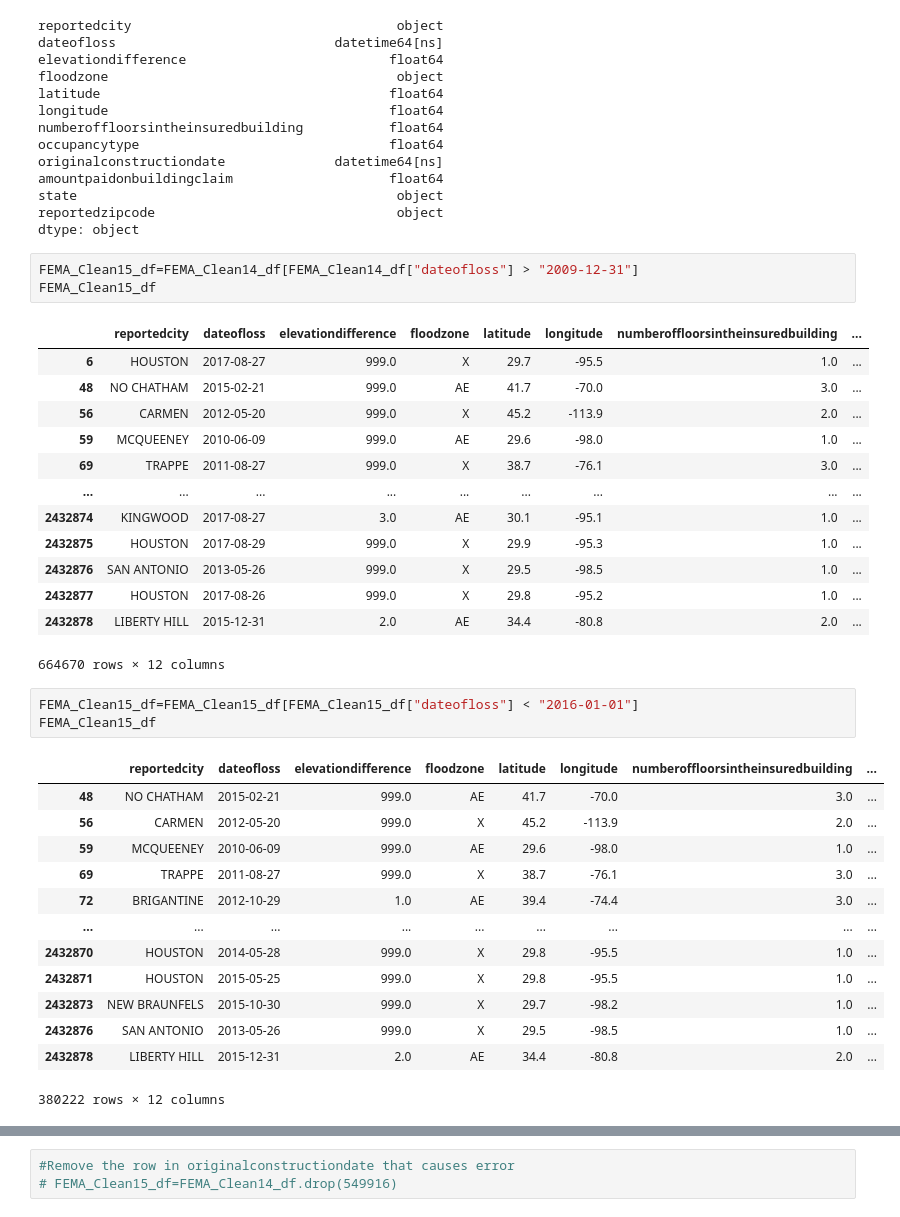
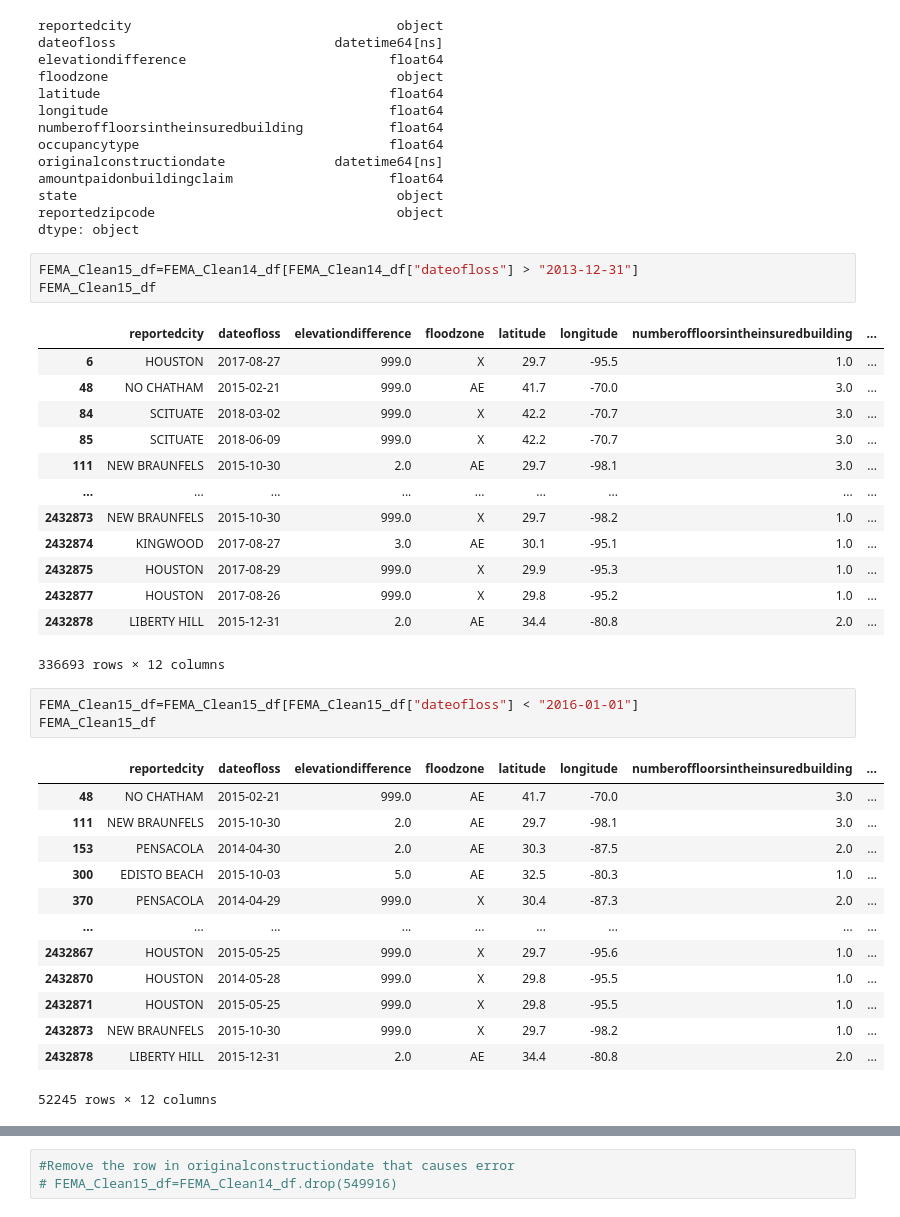
Before and after one commit to hbostanchi/Fema_Flood_Payout, a Jupyter notebook: Final_Project_HH2.ipynb, the cells around one changed output, grey strips where cells are left out. Cells and saved outputs as stored; diff of their text form.

```diff
--- a/Final_Project_HH2.ipynb
+++ b/Final_Project_HH2.ipynb
@@ -226,39 +226,39 @@ state                                         object
 reportedzipcode                               object
 dtype: object
 # %%
-FEMA_Clean15_df=FEMA_Clean14_df[FEMA_Clean14_df["dateofloss"] > "2009-12-31"]
+FEMA_Clean15_df=FEMA_Clean14_df[FEMA_Clean14_df["dateofloss"] > "2013-12-31"]
 FEMA_Clean15_df
 # %% [output]
 |  | reportedcity | dateofloss | elevationdifference | floodzone | latitude | longitude | numberoffloorsintheinsuredbuilding | ... |
 | 6 | HOUSTON | 2017-08-27 | 999.0 | X | 29.7 | -95.5 | 1.0 | ... |
 | 48 | NO CHATHAM | 2015-02-21 | 999.0 | AE | 41.7 | -70.0 | 3.0 | ... |
-| 56 | CARMEN | 2012-05-20 | 999.0 | X | 45.2 | -113.9 | 2.0 | ... |
-| 59 | MCQUEENEY | 2010-06-09 | 999.0 | AE | 29.6 | -98.0 | 1.0 | ... |
-| 69 | TRAPPE | 2011-08-27 | 999.0 | X | 38.7 | -76.1 | 3.0 | ... |
+| 84 | SCITUATE | 2018-03-02 | 999.0 | X | 42.2 | -70.7 | 3.0 | ... |
+| 85 | SCITUATE | 2018-06-09 | 999.0 | X | 42.2 | -70.7 | 3.0 | ... |
+| 111 | NEW BRAUNFELS | 2015-10-30 | 2.0 | AE | 29.7 | -98.1 | 3.0 | ... |
 | ... | ... | ... | ... | ... | ... | ... | ... | ... |
+| 2432873 | NEW BRAUNFELS | 2015-10-30 | 999.0 | X | 29.7 | -98.2 | 1.0 | ... |
 | 2432874 | KINGWOOD | 2017-08-27 | 3.0 | AE | 30.1 | -95.1 | 1.0 | ... |
 | 2432875 | HOUSTON | 2017-08-29 | 999.0 | X | 29.9 | -95.3 | 1.0 | ... |
-| 2432876 | SAN ANTONIO | 2013-05-26 | 999.0 | X | 29.5 | -98.5 | 1.0 | ... |
 | 2432877 | HOUSTON | 2017-08-26 | 999.0 | X | 29.8 | -95.2 | 1.0 | ... |
 | 2432878 | LIBERTY HILL | 2015-12-31 | 2.0 | AE | 34.4 | -80.8 | 2.0 | ... |
-664670 rows × 12 columns
+336693 rows × 12 columns
 # %%
 FEMA_Clean15_df=FEMA_Clean15_df[FEMA_Clean15_df["dateofloss"] < "2016-01-01"]
 FEMA_Clean15_df
 # %% [output]
 |  | reportedcity | dateofloss | elevationdifference | floodzone | latitude | longitude | numberoffloorsintheinsuredbuilding | ... |
 | 48 | NO CHATHAM | 2015-02-21 | 999.0 | AE | 41.7 | -70.0 | 3.0 | ... |
-| 56 | CARMEN | 2012-05-20 | 999.0 | X | 45.2 | -113.9 | 2.0 | ... |
-| 59 | MCQUEENEY | 2010-06-09 | 999.0 | AE | 29.6 | -98.0 | 1.0 | ... |
-| 69 | TRAPPE | 2011-08-27 | 999.0 | X | 38.7 | -76.1 | 3.0 | ... |
-| 72 | BRIGANTINE | 2012-10-29 | 1.0 | AE | 39.4 | -74.4 | 3.0 | ... |
+| 111 | NEW BRAUNFELS | 2015-10-30 | 2.0 | AE | 29.7 | -98.1 | 3.0 | ... |
+| 153 | PENSACOLA | 2014-04-30 | 2.0 | AE | 30.3 | -87.5 | 2.0 | ... |
+| 300 | EDISTO BEACH | 2015-10-03 | 5.0 | AE | 32.5 | -80.3 | 1.0 | ... |
+| 370 | PENSACOLA | 2014-04-29 | 999.0 | X | 30.4 | -87.3 | 2.0 | ... |
 | ... | ... | ... | ... | ... | ... | ... | ... | ... |
+| 2432867 | HOUSTON | 2015-05-25 | 999.0 | X | 29.7 | -95.6 | 1.0 | ... |
 | 2432870 | HOUSTON | 2014-05-28 | 999.0 | X | 29.8 | -95.5 | 1.0 | ... |
 | 2432871 | HOUSTON | 2015-05-25 | 999.0 | X | 29.8 | -95.5 | 1.0 | ... |
 | 2432873 | NEW BRAUNFELS | 2015-10-30 | 999.0 | X | 29.7 | -98.2 | 1.0 | ... |
-| 2432876 | SAN ANTONIO | 2013-05-26 | 999.0 | X | 29.5 | -98.5 | 1.0 | ... |
 | 2432878 | LIBERTY HILL | 2015-12-31 | 2.0 | AE | 34.4 | -80.8 | 2.0 | ... |
-380222 rows × 12 columns
+52245 rows × 12 columns
 # %%
 FEMA_Clean15_df.sort_values('dateofloss')
 # %% [output]
```
Also changed, not shown: parts of 44 cells of this notebook.
